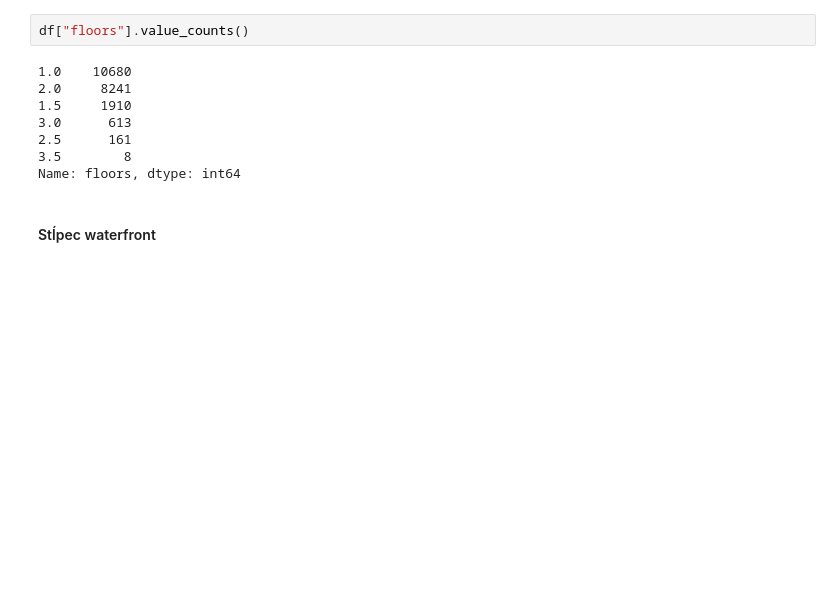
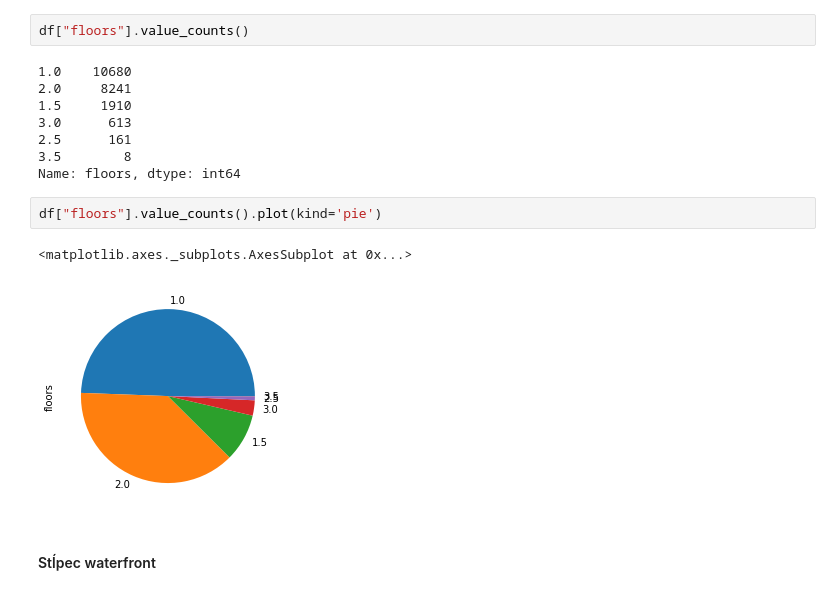
Before and after one commit to mirec3009/oznal_project, a Jupyter notebook: Explorativna_analyza.ipynb, the cells around one changed output. Saved outputs shown, nothing was run; the diff lists cells and outputs as text; blank space fills up the shorter version.

```diff
--- a/Explorativna_analyza.ipynb
+++ b/Explorativna_analyza.ipynb
@@ -399,6 +430,11 @@ df["floors"].value_counts()
 2.5      161
 3.5        8
 Name: floors, dtype: int64
+# %%
+df["floors"].value_counts().plot(kind='pie')
+# %% [output]
+<matplotlib.axes._subplots.AxesSubplot at 0x...>
+[figure, added]
 # %% [markdown]
 #### Stĺpec waterfront
 # %%
```
Also changed, not shown: parts of 20 cells of this notebook.
